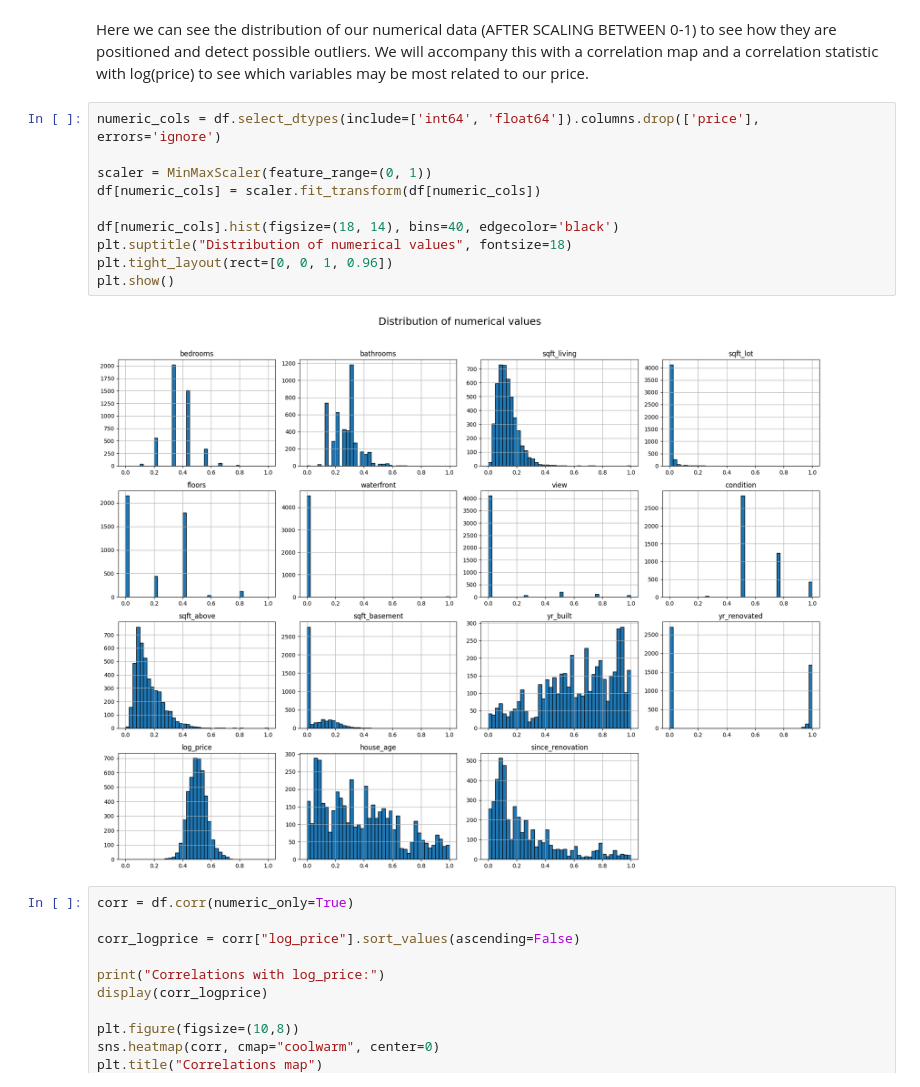
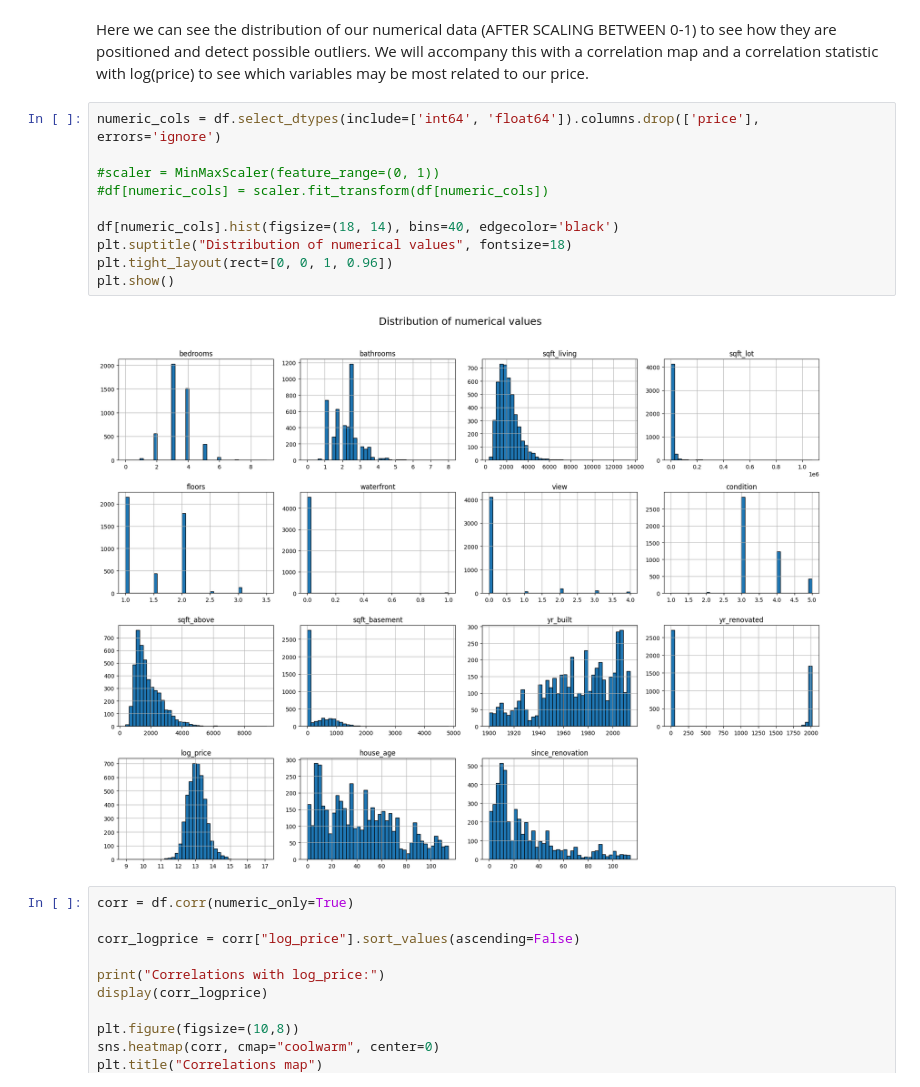
Before and after one commit to ItsTowi/Activity1_NEC, a Jupyter notebook: activity1.ipynb, the cells around one changed output. Saved outputs shown, nothing was run; the diff lists cells and outputs as text.

```diff
--- a/activity1.ipynb
+++ b/activity1.ipynb
@@ -137,15 +137,15 @@ Here we can see the distribution of our numerical data (AFTER SCALING BETWEEN 0-
 # %%
 numeric_cols = df.select_dtypes(include=['int64', 'float64']).columns.drop(['price'], errors='ignore')
 
-scaler = MinMaxScaler(feature_range=(0, 1))
-df[numeric_cols] = scaler.fit_transform(df[numeric_cols])
+#scaler = MinMaxScaler(feature_range=(0, 1))
+#df[numeric_cols] = scaler.fit_transform(df[numeric_cols])
 
 df[numeric_cols].hist(figsize=(18, 14), bins=40, edgecolor='black')
 plt.suptitle("Distribution of numerical values", fontsize=18)
 plt.tight_layout(rect=[0, 0, 1, 0.96])
 plt.show()
 # %% [output]
-[figure, old version]
+[figure, new version]
 # %%
 corr = df.corr(numeric_only=True)
 
```
Also changed, not shown: parts of 19 cells of this notebook, 1 other file.
